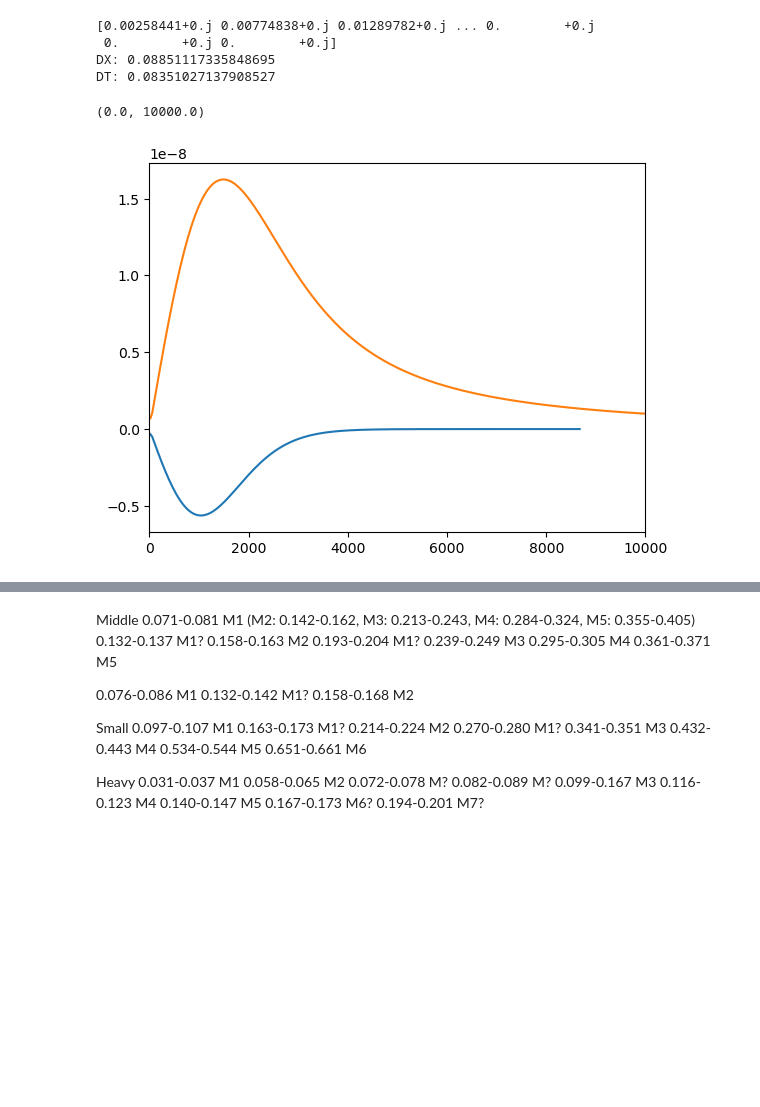
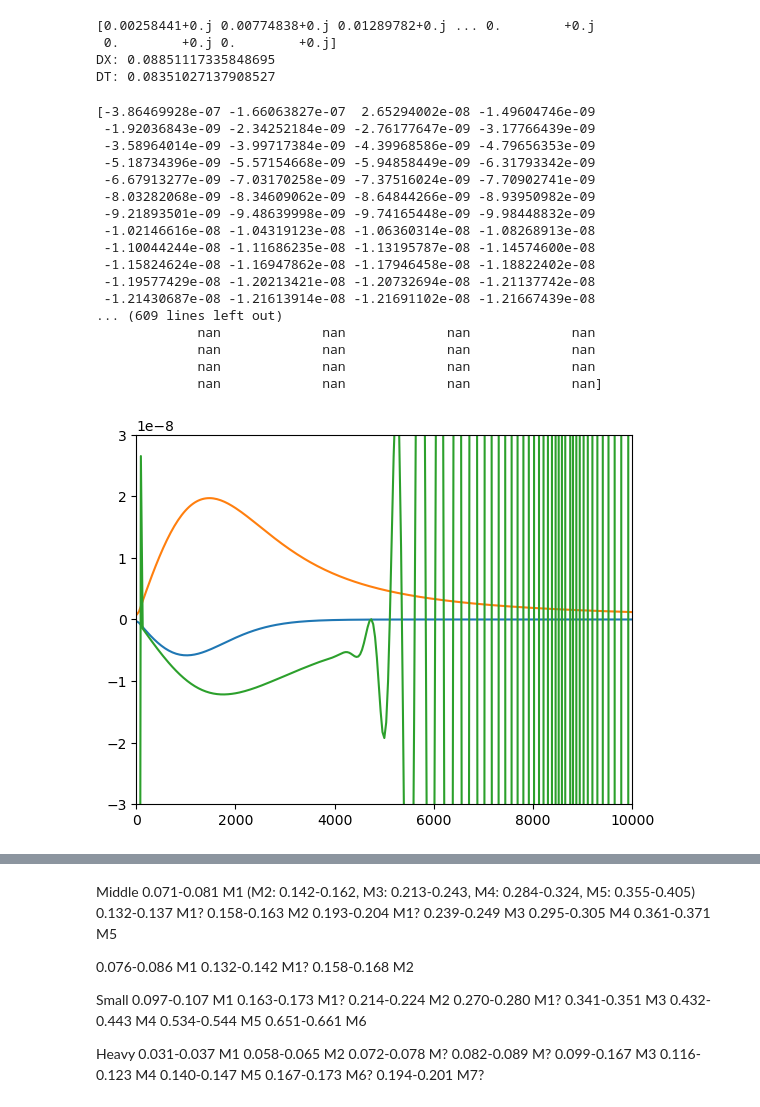
Before and after one commit to bkklee/BosonStar, a Jupyter notebook: Crank-Nicolson_v5.ipynb, the cells around one changed output, grey strips where cells are left out. Drawn from its saved outputs; the diff is of its cells as text; code cells hidden in the pictures; blank space fills up the shorter version.

```diff
--- a/Crank-Nicolson_v5.ipynb
+++ b/Crank-Nicolson_v5.ipynb
@@ -144,28 +144,47 @@ def findMass():
 # %%
 #Temporary
 #massInCU = 2e-77
 #aInCU = 1e-73
 #totalMassInCU = 0.1
 hBarInCU = 1.1977151493389159e-76
 setupV2Grav()
+np.set_printoptions(threshold=np.inf)
 
 rhoTemp = (np.absolute(psi)/x)*(np.absolute(psi)/x)/Ra/Ra/Ra*totalMass*5.1550e96*0.001*1.619e-18
 pressure = 2.0*np.pi*aInCU*hBarInCU*hBarInCU/massInCU/massInCU/massInCU*rhoTemp*rhoTemp
 pressureGradient = np.gradient(pressure, x*Ra*1.616e-35*100*6.77193e-6)
 gravitationalPotential = phi*Ra*Ra*omegaA*omegaA*1.616e-35*100*6.77193e-6*1.616e-35*100*6.77193e-6/5.391e-44/5.391e-44/2.03017e5/2.03017e5
 
 dRhodx = np.gradient(np.sqrt(rhoTemp), x*Ra*1.616e-35*100*6.77193e-6)
 d2Rhodx = np.gradient(dRhodx, x*Ra*1.616e-35*100*6.77193e-6)
 quantumPotential = -hBarCU*hBarCU/2.0/massInCU*(d2Rhodx + 2.0/(x*Ra*1.616e-35*100*6.77193e-6)*dRhodx)/np.sqrt(rhoTemp)
 
 plt.plot(x*Ra*1.616e-35*100*6.77193e-6, pressureGradient/rhoTemp)
 plt.plot(x*Ra*1.616e-35*100*6.77193e-6, np.gradient(gravitationalPotential, x*Ra*1.616e-35*100*6.77193e-6))
 plt.plot(x*Ra*1.616e-35*100*6.77193e-6, np.gradient(quantumPotential, x*Ra*1.616e-35*100*6.77193e-6)/massInCU)
 
 plt.xlim(0.0,10000.0)
+plt.ylim(-3e-8,3e-8)
+print(np.gradient(quantumPotential, x*Ra*1.616e-35*100*6.77193e-6)/massInCU)
 # %% [output]
-(0.0, 10000.0)
+[-3.86469928e-07 -1.66063827e-07  2.65294002e-08 -1.49604746e-09
+ -1.92036843e-09 -2.34252184e-09 -2.76177647e-09 -3.17766439e-09
+ -3.58964014e-09 -3.99717384e-09 -4.39968586e-09 -4.79656353e-09
+ -5.18734396e-09 -5.57154668e-09 -5.94858449e-09 -6.31793342e-09
+ -6.67913277e-09 -7.03170258e-09 -7.37516024e-09 -7.70902741e-09
+ -8.03282068e-09 -8.34609062e-09 -8.64844266e-09 -8.93950982e-09
+ -9.21893501e-09 -9.48639998e-09 -9.74165448e-09 -9.98448832e-09
+ -1.02146616e-08 -1.04319123e-08 -1.06360314e-08 -1.08268913e-08
+ -1.10044244e-08 -1.11686235e-08 -1.13195787e-08 -1.14574600e-08
+ -1.15824624e-08 -1.16947862e-08 -1.17946458e-08 -1.18822402e-08
+ -1.19577429e-08 -1.20213421e-08 -1.20732694e-08 -1.21137742e-08
+ -1.21430687e-08 -1.21613914e-08 -1.21691102e-08 -1.21667439e-08
+... (609 lines left out)
+             nan             nan             nan             nan
+             nan             nan             nan             nan
+             nan             nan             nan             nan
+             nan             nan             nan             nan]
-[figure, old version]
+[figure, new version]
 # %%
 setupT()
 setupQ()
```
Also changed, not shown: parts of 1 cell of this notebook.
